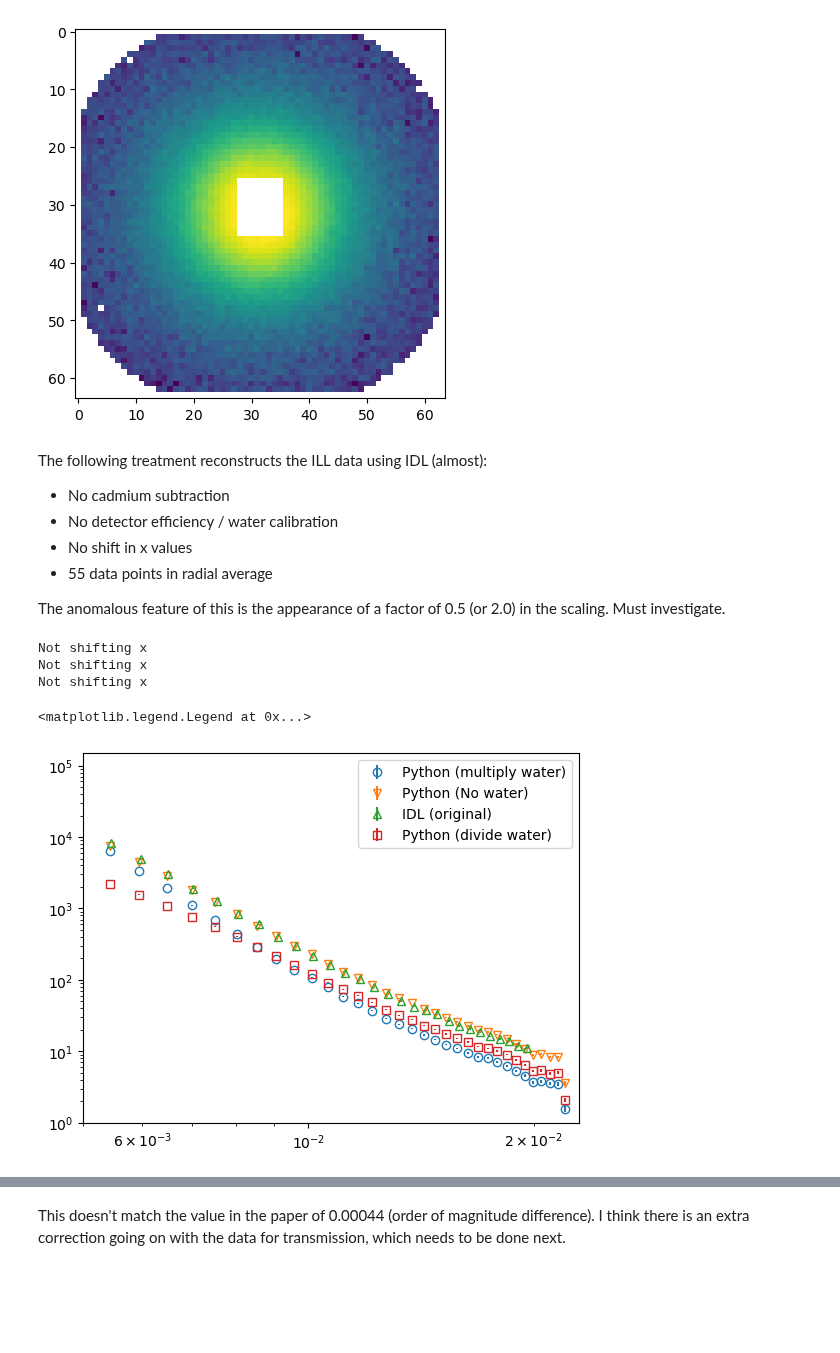
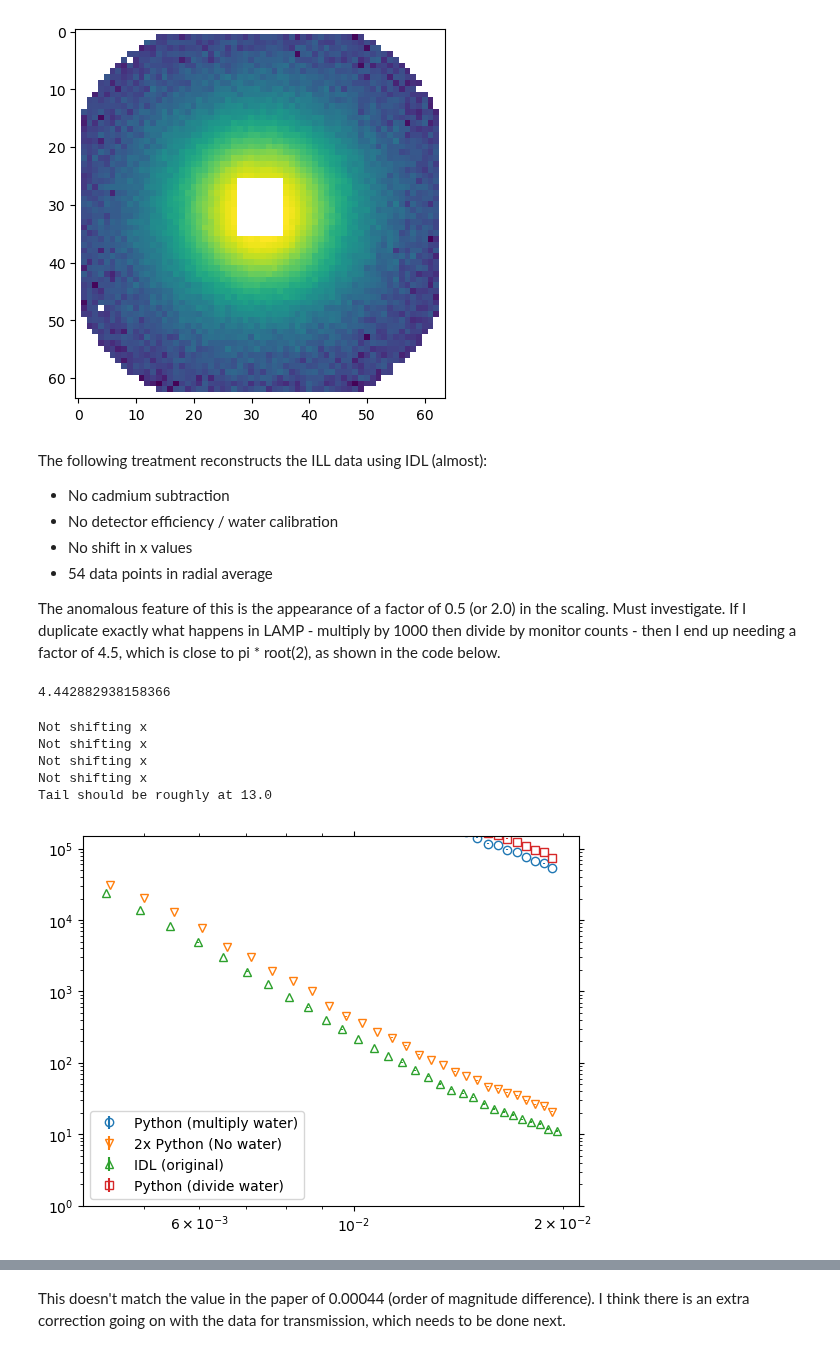
Before and after one commit to localoptimum/emtk, a Jupyter notebook: YMnFe2.ipynb, the cells around one changed output, grey strips where cells are left out. Cells and saved outputs as stored; diff of their text form; code cells hidden in the pictures; blank space fills up the shorter version.

Commit message:
More progress with normalisation of geometric radial average.

```diff
--- a/YMnFe2.ipynb
+++ b/YMnFe2.ipynb
@@ -588,37 +644,65 @@ The following treatment reconstructs the ILL data using IDL (almost):
 * No cadmium subtraction
 * No detector efficiency / water calibration
 * No shift in x values
-* 55 data points in radial average
+* 54 data points in radial average
 
-The anomalous feature of this is the appearance of a factor of 0.5 (or 2.0) in the scaling.  Must investigate.
+The anomalous feature of this is the appearance of a factor of 0.5 (or 2.0) in the scaling.  Must investigate.  If I duplicate exactly what happens in LAMP - multiply by 1000 then divide by monitor counts - then I end up needing a factor of 4.5, which is close to pi * root(2), as shown in the code below.
+# %%
+np.pi * np.sqrt(2.0)
+# %% [output]
+4.442882938158366
 # %%
-nbins=55
+nbins=54
 
-spec = radial_average(norm_realdat, detector_distance_from(6010), wavelength_from(6010), beam_centre, nbins=nbins, xshift=False, plot=False)#, xmin=0.0048, xmax=0.02, ymin=1.0, ymax=10000.0)
+xmin = 0.004
+xmax = 0.0195
 
-nowater=radial_average(2.0*realdat_masked, detector_distance_from(6010), wavelength_from(6010), beam_centre, nbins=nbins, xshift=False, plot=False)
-divide =radial_average(norm_divide, detector_distance_from(6010), wavelength_from(6010), beam_centre, nbins=nbins, xshift=False, plot=False)
+spec = radial_average(norm_realdat, detector_distance_from(6010), wavelength_from(6010), beam_centre, nbins=nbins, xshift=False, plot=False, xmin=xmin, xmax=xmax)#0.02, ymin=1.0, ymax=10000.0)
+divide =radial_average(norm_divide, detector_distance_from(6010), wavelength_from(6010), beam_centre, nbins=nbins, xshift=False, plot=False, xmin=xmin, xmax=xmax)
 
 #check from existing data
 old_data = np.loadtxt("/Users/phillipbentley/Experimental_Work/PhD/y(mnfe)2/SANS/xp6/ymnfep6_0.dat", unpack=True,max_rows=30)
 
 
+# Here is the factor of 2 - use with geometric_norm=False, also gives correct error bars
+geometric_norm=False
+nowater=radial_average(realdat_masked, detector_distance_from(6010), wavelength_from(6010), beam_centre, geometric_norm=geometric_norm, nbins=nbins, xshift=False, plot=False, xmin=xmin, xmax=xmax)
+scalewatery = 2.0*nowater[1]
+scalewaterx = nowater[0]
+scalewatere = 2.0*nowater[2]
+
+# If I follow what happens in LAMP, and use geometric_norm=True, then it's a factor of 4.5 - maybe pi * root(2)?
+# You can comment this out if necessary to check the factor of 2 above
+# The geometric norm thing seems to produce the wrong error bars - need to fix that.
+geometric_norm=True
+nowater=radial_average(realdat_masked, detector_distance_from(6010), wavelength_from(6010), beam_centre, geometric_norm=geometric_norm, nbins=nbins, xshift=False, plot=False, xmin=xmin, xmax=xmax)
+#scalewatery = np.pi * np.sqrt(2.0) * 1000.0 * nowater[1] / data_mon
+# Moving that correction into the radial average code we can do:
+scalewatery = 1000.0 * nowater[1] / data_mon
+scalewatere = np.pi * np.sqrt(2.0) * 1000.0 * nowater[2] / data_mon
+# That seems to work, so I have some normalisation here only to fix
+
 
 fig, ax = plt.subplots()
 ax.errorbar(spec[0], spec[1], spec[2], fmt='o', mfc='none', label="Python (multiply water)")
-ax.errorbar(nowater[0], nowater[1], nowater[2], fmt='v', mfc='none', label="Python (No water)")
+ax.errorbar(scalewaterx, scalewatery, scalewatere, fmt='v', mfc='none', label="2x Python (No water)")
 ax.errorbar(old_data[0], old_data[1], old_data[2], fmt='^', mfc='none', label="IDL (original)")
 ax.errorbar(divide[0], divide[1], divide[2], fmt='s', mfc='none', label="Python (divide water)")
+ax.tick_params(top=True, right=True, which='both')
 ax.set_xscale('log')
 ax.set_yscale('log')
-plt.xlim([0.005, 0.023])
+#plt.xlim([0.005, 0.023])
 plt.ylim([1.0, 150000.0])
 ax.legend()
+
+
+print("Tail should be roughly at", realdat_masked[32,61])
 # %% [output]
 Not shifting x
 Not shifting x
 Not shifting x
+Not shifting x
+Tail should be roughly at 13.0
-<matplotlib.legend.Legend at 0x...>
-[figure, old version]
+[figure, new version]
 # %%
 print(old_data[0][0])
```
Also changed, not shown: parts of 14 cells of this notebook.
